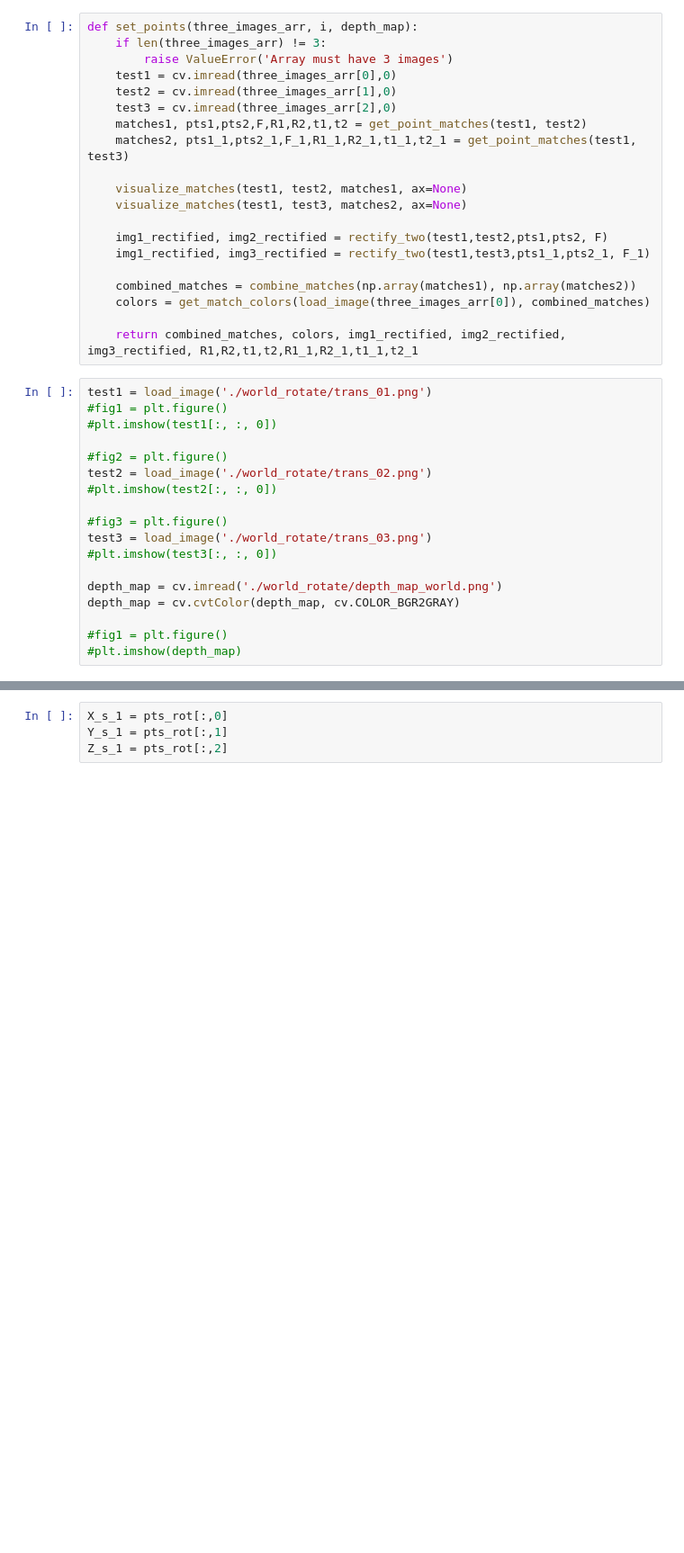
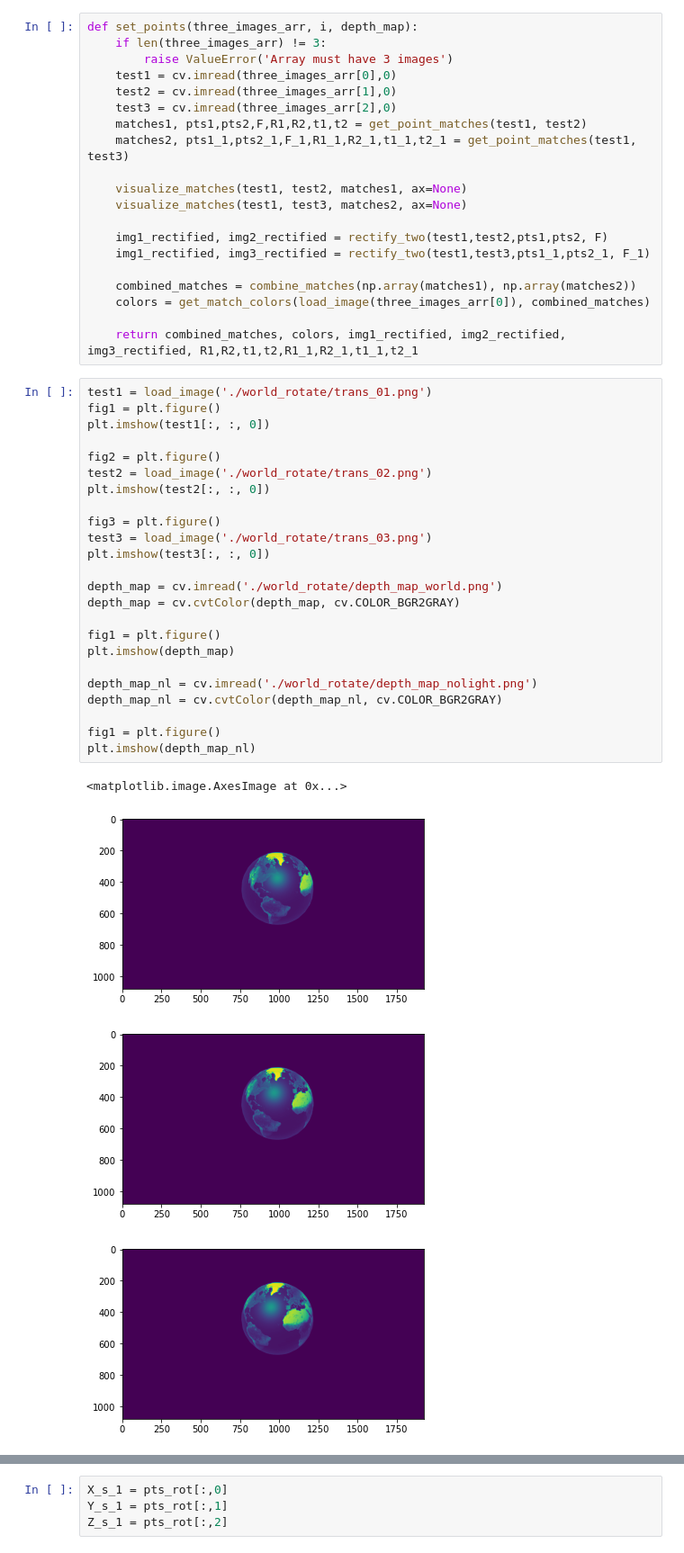
Before and after one commit to awadbs/cv-estimate-volume, a Jupyter notebook: volume-test.ipynb, the cells around one changed output, grey strips where cells are left out. Shown at 90% size. Cells and saved outputs as stored; diff of their text form; blank space fills up the shorter version.

```diff
--- a/volume-test.ipynb
+++ b/volume-test.ipynb
@@ -166,19 +166,30 @@ def set_points(three_images_arr, i, depth_map):
     return combined_matches, colors, img1_rectified, img2_rectified, img3_rectified, R1,R2,t1,t2,R1_1,R2_1,t1_1,t2_1
 # %%
 test1 = load_image('./world_rotate/trans_01.png')
-#fig1 = plt.figure()
-#plt.imshow(test1[:, :, 0])
+fig1 = plt.figure()
+plt.imshow(test1[:, :, 0])
 
-#fig2 = plt.figure()
+fig2 = plt.figure()
 test2 = load_image('./world_rotate/trans_02.png')
-#plt.imshow(test2[:, :, 0])
+plt.imshow(test2[:, :, 0])
 
-#fig3 = plt.figure()
+fig3 = plt.figure()
 test3 = load_image('./world_rotate/trans_03.png')
-#plt.imshow(test3[:, :, 0])
+plt.imshow(test3[:, :, 0])
 
 depth_map = cv.imread('./world_rotate/depth_map_world.png')
 depth_map = cv.cvtColor(depth_map, cv.COLOR_BGR2GRAY)
 
-#fig1 = plt.figure()
-#plt.imshow(depth_map)
+fig1 = plt.figure()
+plt.imshow(depth_map)
+
+depth_map_nl = cv.imread('./world_rotate/depth_map_nolight.png')
+depth_map_nl = cv.cvtColor(depth_map_nl, cv.COLOR_BGR2GRAY)
+
+fig1 = plt.figure()
+plt.imshow(depth_map_nl)
+# %% [output]
+<matplotlib.image.AxesImage at 0x...>
+[figure, added]
+[figure, added]
+[figure, added]
```
Also changed, not shown: parts of 16 cells of this notebook, 4 other files.
